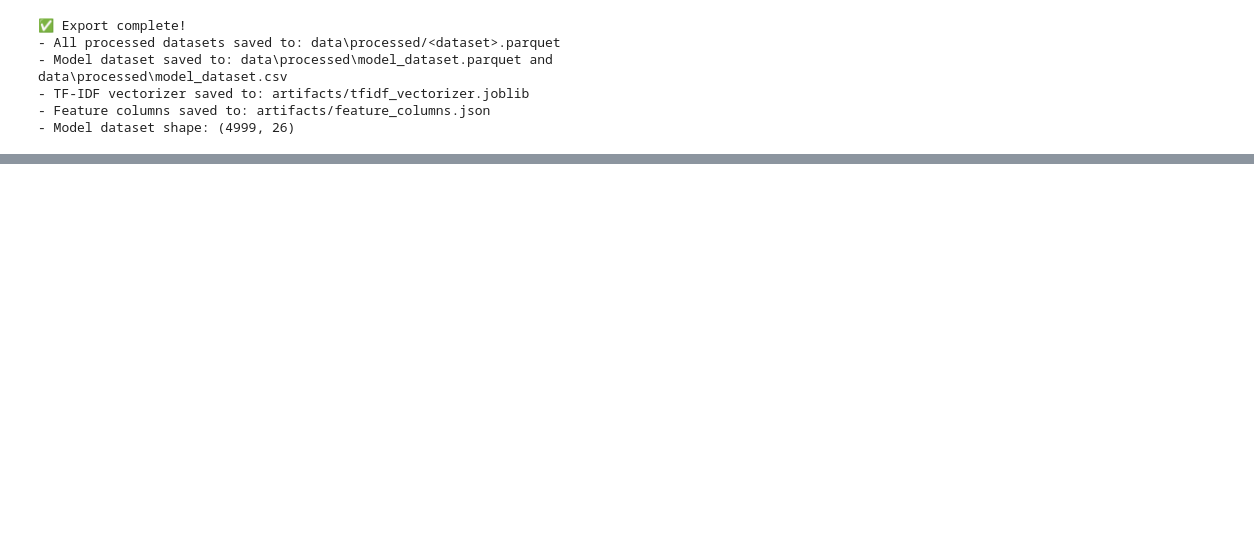
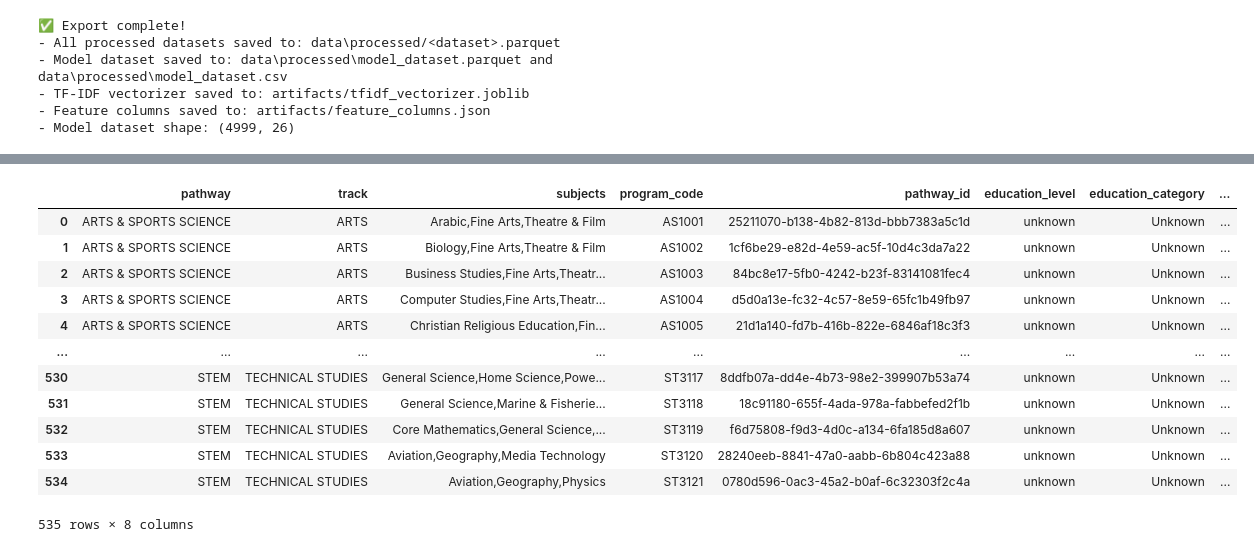
Before and after one commit to Mwanaishaali/Cap_Stone_Project, a Jupyter notebook: 02_data_preparation.ipynb, the cells around one changed output, grey strips where cells are left out. Cells and saved outputs as stored; diff of their text form; code cells hidden in the pictures; blank space fills up the shorter version.

```diff
--- a/02_data_preparation.ipynb
+++ b/02_data_preparation.ipynb
@@ -509,0 +506,17 @@ print(df.columns.tolist()[:10]) # Show the first 10 columns
+# %%
+example = pd.read_parquet('DATA\processed\cbc_pathways.parquet')
+example
+# %% [output]
+|  | pathway | track | subjects | program_code | pathway_id | education_level | education_category | ... |
+| 0 | ARTS & SPORTS SCIENCE | ARTS | Arabic,Fine Arts,Theatre & Film | AS1001 | 25211070-b138-4b82-813d-bbb7383a5c1d | unknown | Unknown | ... |
+| 1 | ARTS & SPORTS SCIENCE | ARTS | Biology,Fine Arts,Theatre & Film | AS1002 | 1cf6be29-e82d-4e59-ac5f-10d4c3da7a22 | unknown | Unknown | ... |
+| 2 | ARTS & SPORTS SCIENCE | ARTS | Business Studies,Fine Arts,Theatr... | AS1003 | 84bc8e17-5fb0-4242-b23f-83141081fec4 | unknown | Unknown | ... |
+| 3 | ARTS & SPORTS SCIENCE | ARTS | Computer Studies,Fine Arts,Theatr... | AS1004 | d5d0a13e-fc32-4c57-8e59-65fc1b49fb97 | unknown | Unknown | ... |
+| 4 | ARTS & SPORTS SCIENCE | ARTS | Christian Religious Education,Fin... | AS1005 | 21d1a140-fd7b-416b-822e-6846af18c3f3 | unknown | Unknown | ... |
+| ... | ... | ... | ... | ... | ... | ... | ... | ... |
+| 530 | STEM | TECHNICAL STUDIES | General Science,Home Science,Powe... | ST3117 | 8ddfb07a-dd4e-4b73-98e2-399907b53a74 | unknown | Unknown | ... |
+| 531 | STEM | TECHNICAL STUDIES | General Science,Marine & Fisherie... | ST3118 | 18c91180-655f-4ada-978a-fabbefed2f1b | unknown | Unknown | ... |
+| 532 | STEM | TECHNICAL STUDIES | Core Mathematics,General Science,... | ST3119 | f6d75808-f9d3-4d0c-a134-6fa185d8a607 | unknown | Unknown | ... |
+| 533 | STEM | TECHNICAL STUDIES | Aviation,Geography,Media Technology | ST3120 | 28240eeb-8841-47a0-aabb-6b804c423a88 | unknown | Unknown | ... |
+| 534 | STEM | TECHNICAL STUDIES | Aviation,Geography,Physics | ST3121 | 0780d596-0ac3-45a2-b0af-6c32303f2c4a | unknown | Unknown | ... |
+535 rows × 8 columns
```
Also changed, not shown: parts of 7 cells of this notebook, 7 other files.
